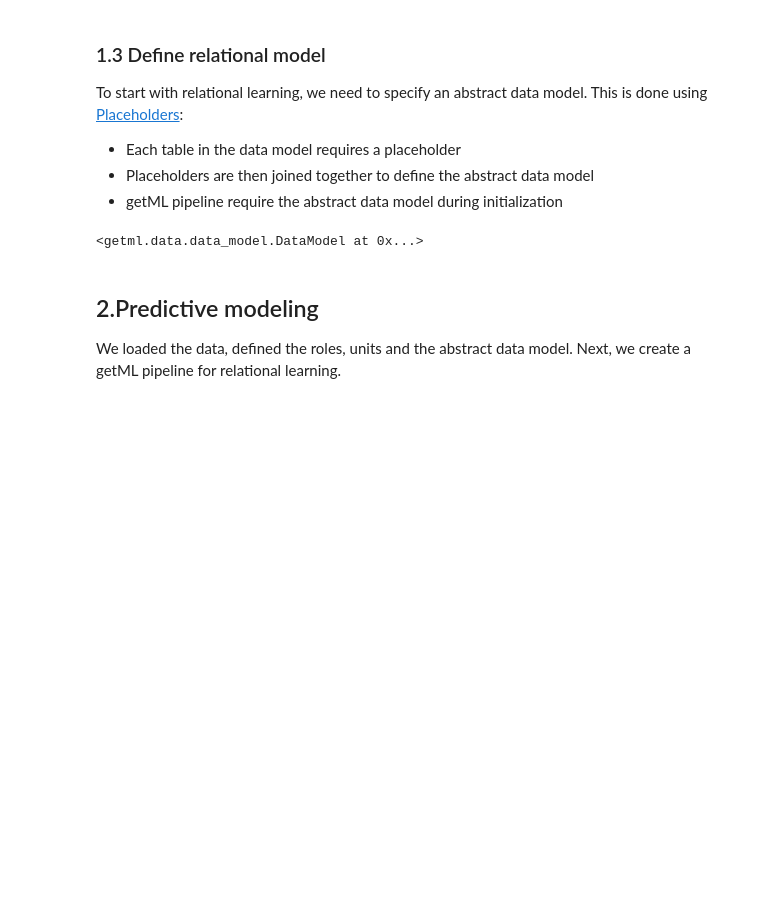
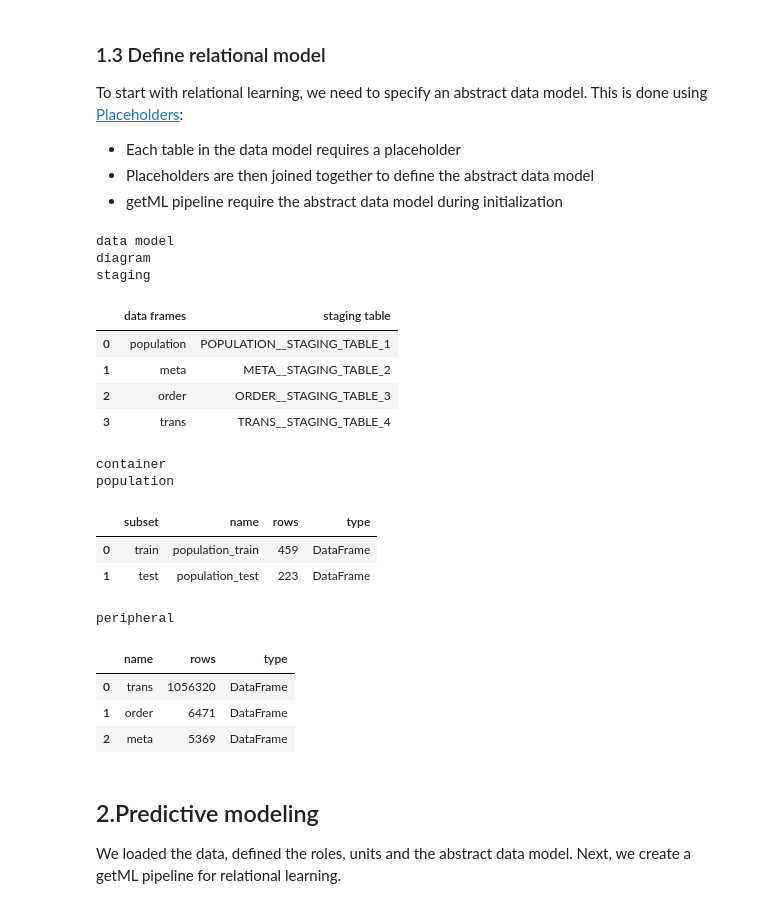
Before and after one commit to getml/getml-demo, a Jupyter notebook: loans.ipynb, the cells around one changed output. Saved outputs shown, nothing was run; the diff lists cells and outputs as text; code cells hidden in the pictures; blank space fills up the shorter version.

```diff
--- a/loans.ipynb
+++ b/loans.ipynb
@@ -178,29 +179,44 @@ To start with relational learning, we need to specify an abstract data model. Th
 * Placeholders are then joined together to define the abstract data model
 * getML pipeline require the abstract data model during initialization
 # %%
-dm = getml.data.DataModel(population_train.to_placeholder("population"))
+star_schema = getml.data.StarSchema(alias="population", train=population_train, test=population_test)
 
-dm.add(getml.data.to_placeholder(meta=meta, order=order, trans=trans))
-
-dm.population.join(
-    dm.trans,
+star_schema.join(
+    trans,
     on="account_id",
-    time_stamps=("date_loan", "date")
+    time_stamps=("date_loan", "date"),
 )
 
-dm.population.join(
-    dm.order,
+star_schema.join(
+    order,
     on="account_id",
 )
 
-dm.population.join(
-    dm.meta,
+star_schema.join(
+    meta,
     on="account_id",
 )
 
-dm
+star_schema
 # %% [output]
-<getml.data.data_model.DataModel at 0x...>
+data model
+diagram
+staging
+|  | data frames | staging table |
+| 0 | population | POPULATION__STAGING_TABLE_1 |
+| 1 | meta | META__STAGING_TABLE_2 |
+| 2 | order | ORDER__STAGING_TABLE_3 |
+| 3 | trans | TRANS__STAGING_TABLE_4 |
+container
+population
+|  | subset | name | rows | type |
+| 0 | train | population_train | 459 | DataFrame |
+| 1 | test | population_test | 223 | DataFrame |
+peripheral
+|  | name | rows | type |
+| 0 | trans | 1056320 | DataFrame |
+| 1 | order | 6471 | DataFrame |
+| 2 | meta | 5369 | DataFrame |
 # %% [markdown]
 ## 2.Predictive modeling
 
```
Also changed, not shown: parts of 11 cells of this notebook.
